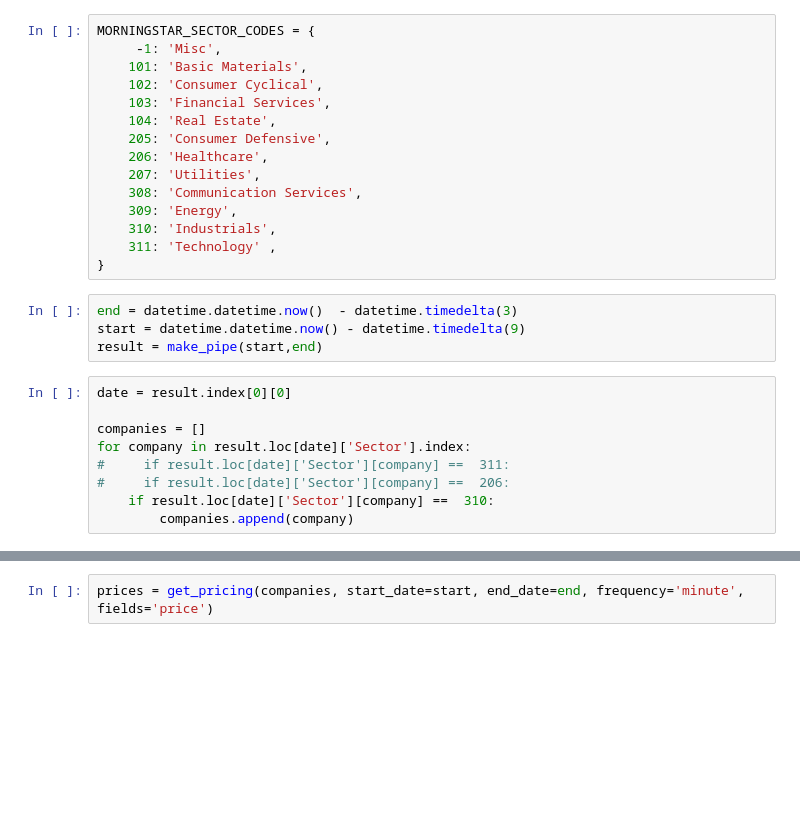
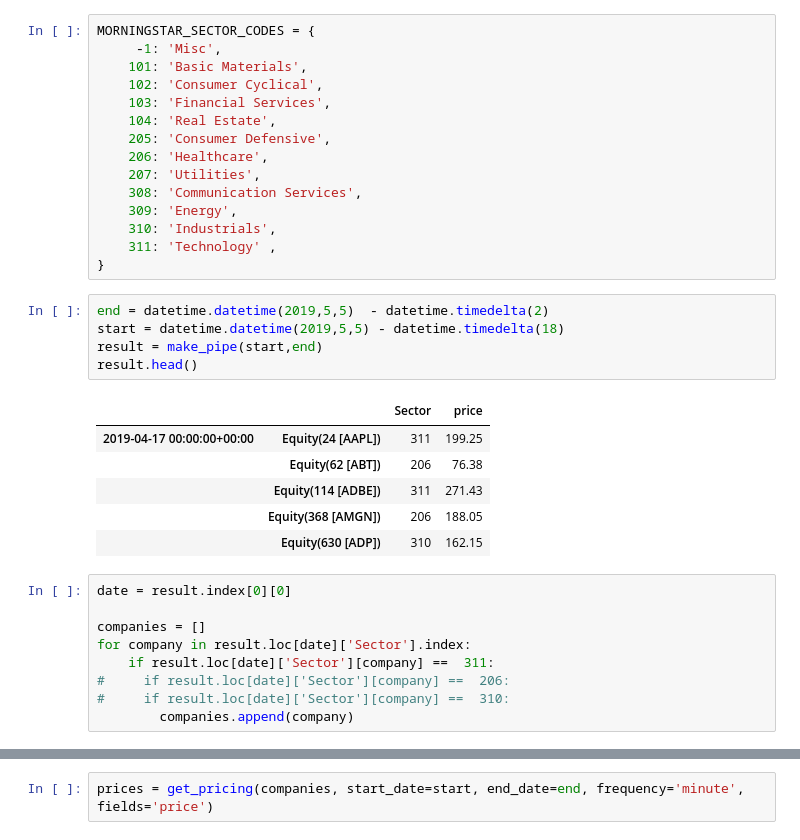
Before and after one commit to rodler/quantinsti_statarb, a Jupyter notebook: PCA_QT.ipynb, the cells around one changed output, grey strips where cells are left out. Saved outputs shown, nothing was run; the diff lists cells and outputs as text; blank space fills up the shorter version.

```diff
--- a/PCA_QT.ipynb
+++ b/PCA_QT.ipynb
@@ -54,17 +54,25 @@ MORNINGSTAR_SECTOR_CODES = {
     311: 'Technology' ,
 }
 # %%
-end = datetime.datetime.now()  - datetime.timedelta(3)
-start = datetime.datetime.now() - datetime.timedelta(9)
+end = datetime.datetime(2019,5,5)  - datetime.timedelta(2)
+start = datetime.datetime(2019,5,5) - datetime.timedelta(18)
 result = make_pipe(start,end)
+result.head()
+# %% [output]
+|  |  | Sector | price |
+| 2019-04-17 00:00:00+00:00 | Equity(24 [AAPL]) | 311 | 199.25 |
+|  | Equity(62 [ABT]) | 206 | 76.38 |
+|  | Equity(114 [ADBE]) | 311 | 271.43 |
+|  | Equity(368 [AMGN]) | 206 | 188.05 |
+|  | Equity(630 [ADP]) | 310 | 162.15 |
 # %%
 date = result.index[0][0]
 
 companies = []
 for company in result.loc[date]['Sector'].index:
-#     if result.loc[date]['Sector'][company] ==  311:
+    if result.loc[date]['Sector'][company] ==  311:
 #     if result.loc[date]['Sector'][company] ==  206:
-    if result.loc[date]['Sector'][company] ==  310:
+#     if result.loc[date]['Sector'][company] ==  310:
         companies.append(company)
 # %%
 companies
```
Also changed, not shown: parts of 8 cells of this notebook.
